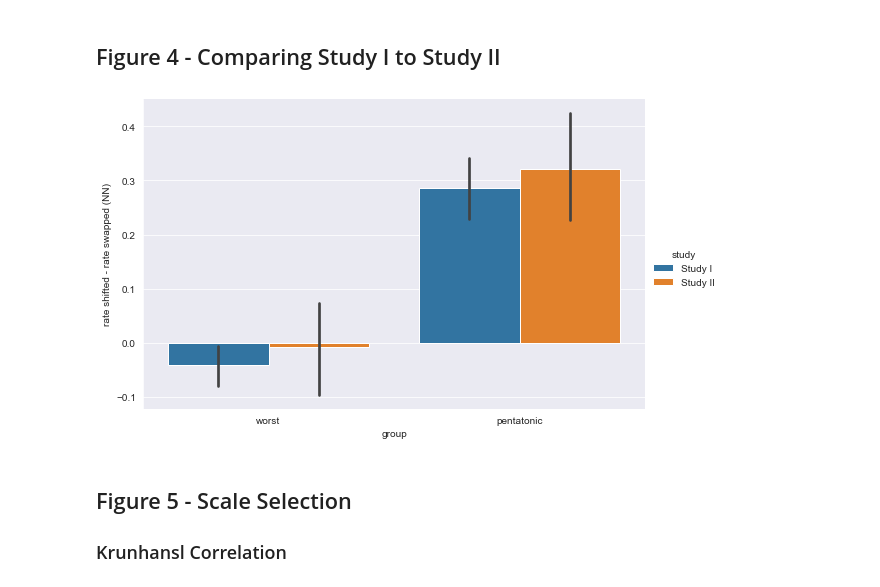
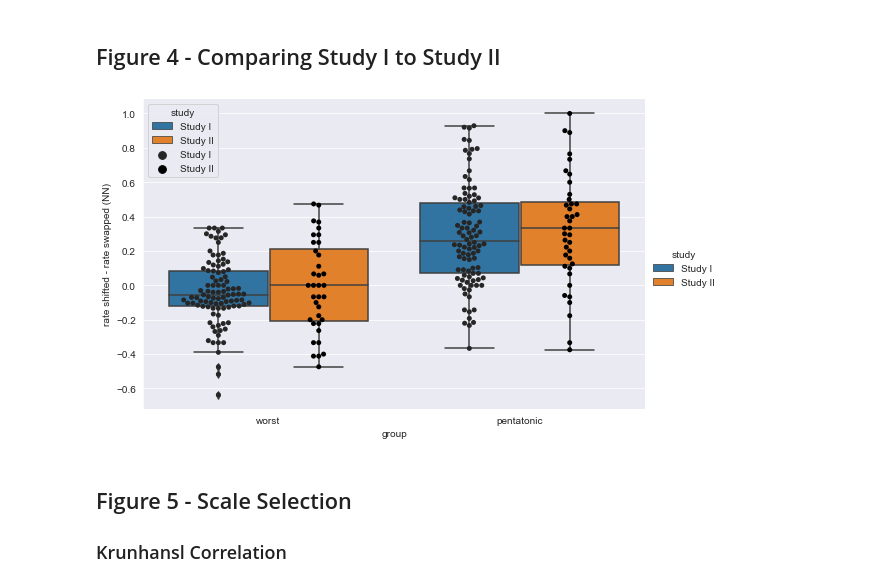
Before and after one commit to MichaelSel/Scale_paper, a Jupyter notebook: 3. Main Plotting.ipynb, the cells around one changed output. Cells and saved outputs as stored; diff of their text form; code cells hidden in the pictures.

```diff
--- a/3. Main Plotting.ipynb
+++ b/3. Main Plotting.ipynb
@@ -79,26 +90,28 @@ plt.savefig(ROOT_DIR + "/Plots/Study II 66 set distribution.svg")
 # %%
 st1 = studyI_GL
 s1_best = st1[st1['set']=='diatonic'].reset_index(drop=True)
 s1_best['group']='pentatonic'
 s1_worst = st1[st1['set']!='diatonic'].reset_index(drop=True)
 s1_worst['group']='worst'
 st1 = pd.concat([s1_best,s1_worst]).reset_index(drop=True)
 st1['study'] = "Study I"
 
 
 st2 = studyII_GL
 st2 = st2[st2['set'].isin(['0 2 4 7 9', '0 1 2 4 8'])].reset_index()
 s2_best = st2[st2['set']=='0 2 4 7 9'].reset_index(drop=True)
 s2_best['group']='pentatonic'
 s2_worst = st2[st2['set']=='0 1 2 4 8'].reset_index(drop=True)
 s2_worst['group']='worst'
 st2 = pd.concat([s2_best,s2_worst]).reset_index(drop=True)
 st2['study'] = "Study II"
 new_df = pd.concat([st1,st2]).reset_index(drop=True)
-sns.catplot(x="group", y="rate shifted - rate swapped (NN)", data=new_df, kind="bar", hue="study", order=['worst','pentatonic'], height=5, aspect=1.57)
+ax = sns.catplot(x="group", y="rate shifted - rate swapped (NN)", data=new_df, kind="box", hue="study", order=['worst','pentatonic'], height=5, aspect=1.57)
+# ax = sns.catplot(x="set", y="rate", data=temp2, col="length", kind="box", hue="condition", fliersize=0.5, width=0.5, height=5, aspect=1)
+sns.swarmplot(data=new_df, x="group", y="rate shifted - rate swapped (NN)", hue="study", order=['worst','pentatonic'], color='black', dodge=True, size=5)
 plt.savefig(ROOT_DIR + "/Plots/Study I vs. Study II best and worst.svg")
 # %% [output]
-[figure, old version]
+[figure, new version]
 # %% [markdown]
 ## Figure 5 - Scale Selection
 ### Krunhansl Correlation
```
Also changed, not shown: parts of 5 cells of this notebook, 3 other files.
